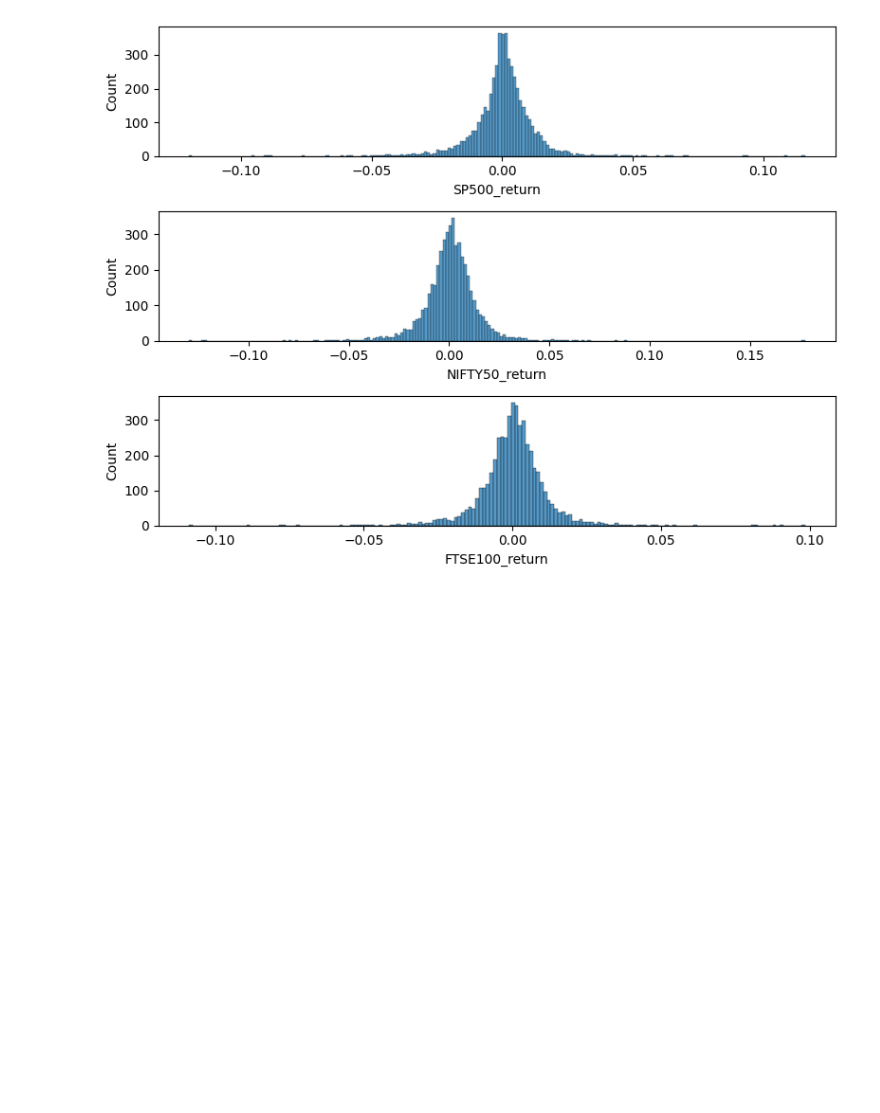
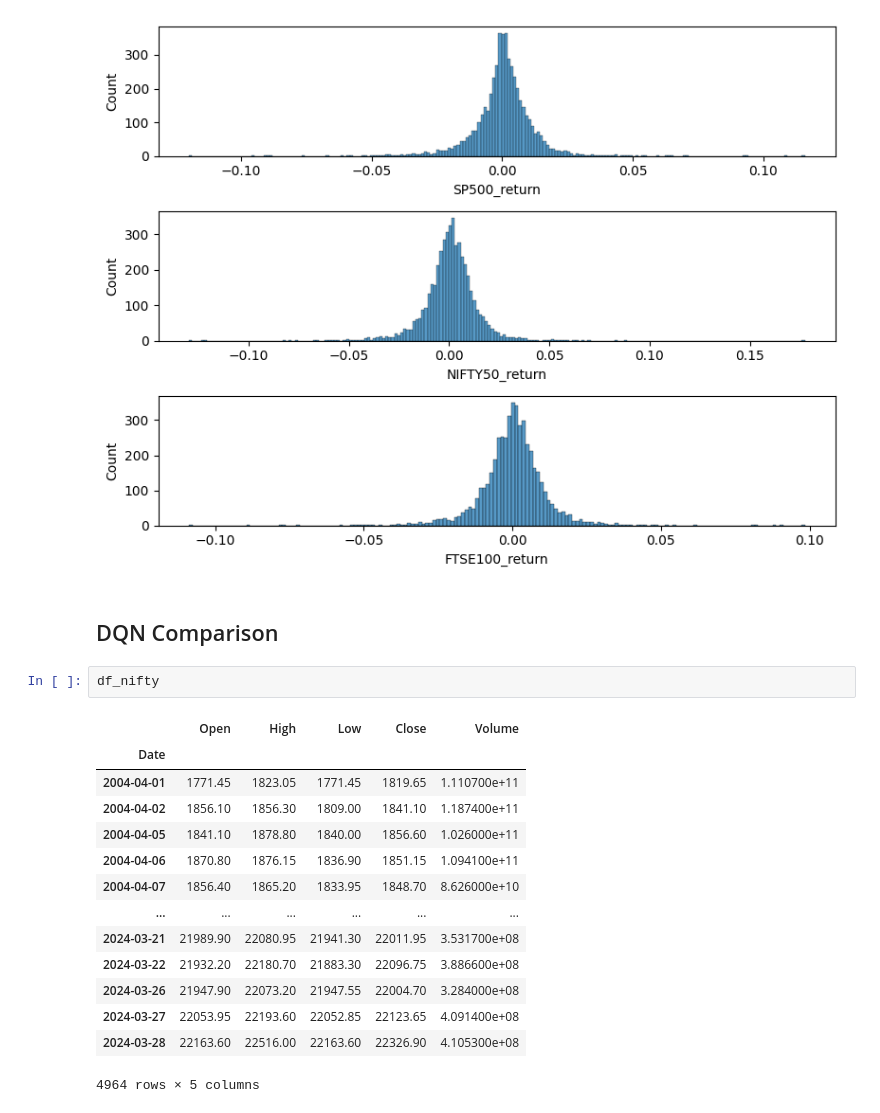
Before and after one commit to PhilipNJ/MScDissertationCode, a Jupyter notebook: Comparison.ipynb, the cells around one changed output. Cells and saved outputs as stored; diff of their text form; blank space fills up the shorter version.

Commit message:
comparison completed

```diff
--- a/Comparison.ipynb
+++ b/Comparison.ipynb
@@ -122,3 +123,22 @@ plt.tight_layout()
 plt.show()
 # %% [output]
 [figure]
+# %% [markdown]
+## DQN Comparison
+# %%
+df_nifty
+# %% [output]
+|  | Open | High | Low | Close | Volume |
+| Date |  |  |  |  |  |
+| 2004-04-01 | 1771.45 | 1823.05 | 1771.45 | 1819.65 | 1.110700e+11 |
+| 2004-04-02 | 1856.10 | 1856.30 | 1809.00 | 1841.10 | 1.187400e+11 |
+| 2004-04-05 | 1841.10 | 1878.80 | 1840.00 | 1856.60 | 1.026000e+11 |
+| 2004-04-06 | 1870.80 | 1876.15 | 1836.90 | 1851.15 | 1.094100e+11 |
+| 2004-04-07 | 1856.40 | 1865.20 | 1833.95 | 1848.70 | 8.626000e+10 |
+| ... | ... | ... | ... | ... | ... |
+| 2024-03-21 | 21989.90 | 22080.95 | 21941.30 | 22011.95 | 3.531700e+08 |
+| 2024-03-22 | 21932.20 | 22180.70 | 21883.30 | 22096.75 | 3.886600e+08 |
+| 2024-03-26 | 21947.90 | 22073.20 | 21947.55 | 22004.70 | 3.284000e+08 |
+| 2024-03-27 | 22053.95 | 22193.60 | 22052.85 | 22123.65 | 4.091400e+08 |
+| 2024-03-28 | 22163.60 | 22516.00 | 22163.60 | 22326.90 | 4.105300e+08 |
+4964 rows × 5 columns
```
Also changed, not shown: parts of 10 cells of this notebook, 1 other file.
